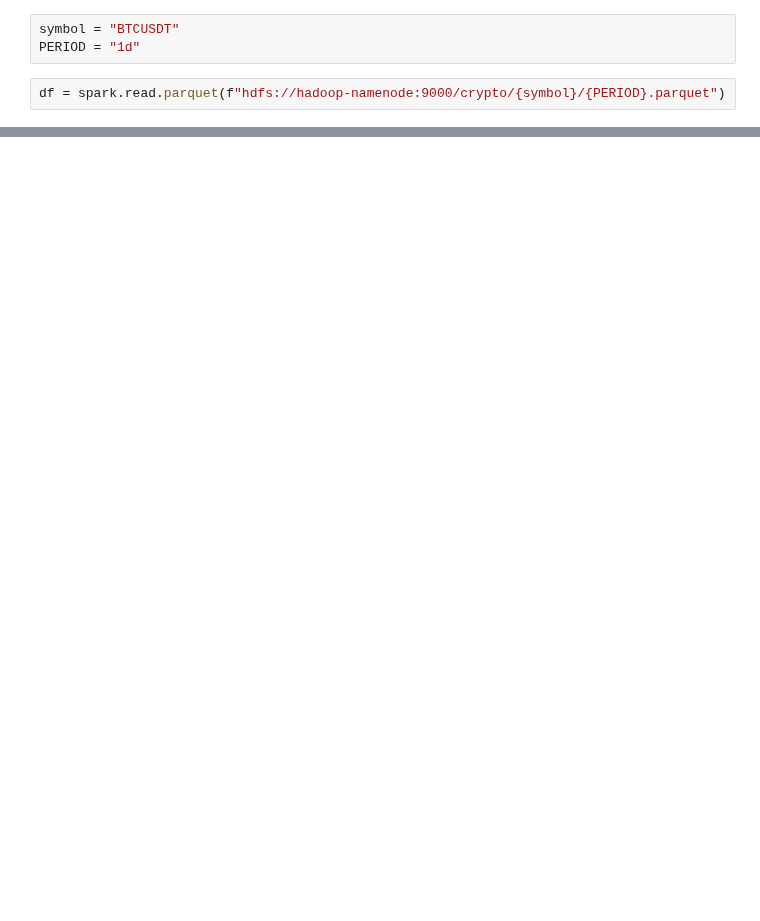
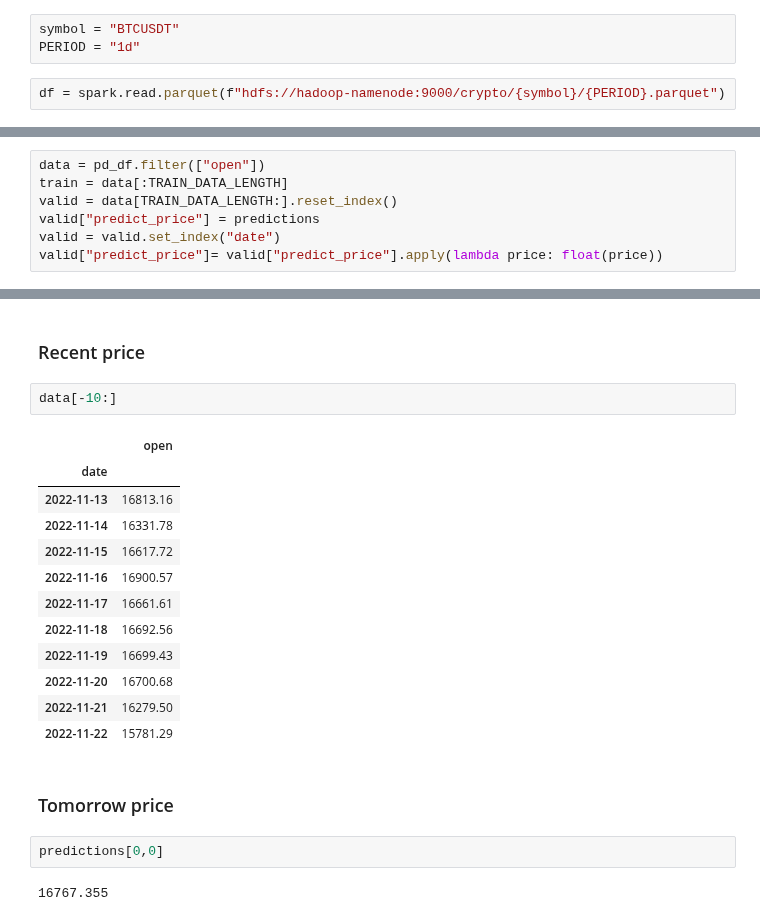
Before and after one commit to nhatruong1009/CryptoPrediction, a Jupyter notebook: src/train_model.ipynb, the cells around one changed output, grey strips where cells are left out. Saved outputs shown, nothing was run; the diff lists cells and outputs as text; blank space fills up the shorter version.

```diff
--- a/src/train_model.ipynb
+++ b/src/train_model.ipynb
@@ -233,0 +114,7 @@ spark.stop()
+# %%
+data = pd_df.filter(["open"])
+train = data[:TRAIN_DATA_LENGTH]
+valid = data[TRAIN_DATA_LENGTH:].reset_index()
+valid["predict_price"] = predictions
+valid = valid.set_index("date")
+valid["predict_price"]= valid["predict_price"].apply(lambda price: float(price))
@@ -233,0 +140,23 @@ spark.stop()
+# %% [markdown]
+### Recent price
+# %%
+data[-10:]
+# %% [output]
+|  | open |
+| date |  |
+| 2022-11-13 | 16813.16 |
+| 2022-11-14 | 16331.78 |
+| 2022-11-15 | 16617.72 |
+| 2022-11-16 | 16900.57 |
+| 2022-11-17 | 16661.61 |
+| 2022-11-18 | 16692.56 |
+| 2022-11-19 | 16699.43 |
+| 2022-11-20 | 16700.68 |
+| 2022-11-21 | 16279.50 |
+| 2022-11-22 | 15781.29 |
+# %% [markdown]
+### Tomorrow price
+# %%
+predictions[0,0]
+# %% [output]
+16767.355
```
Also changed, not shown: parts of 51 cells of this notebook, 1 other file.
